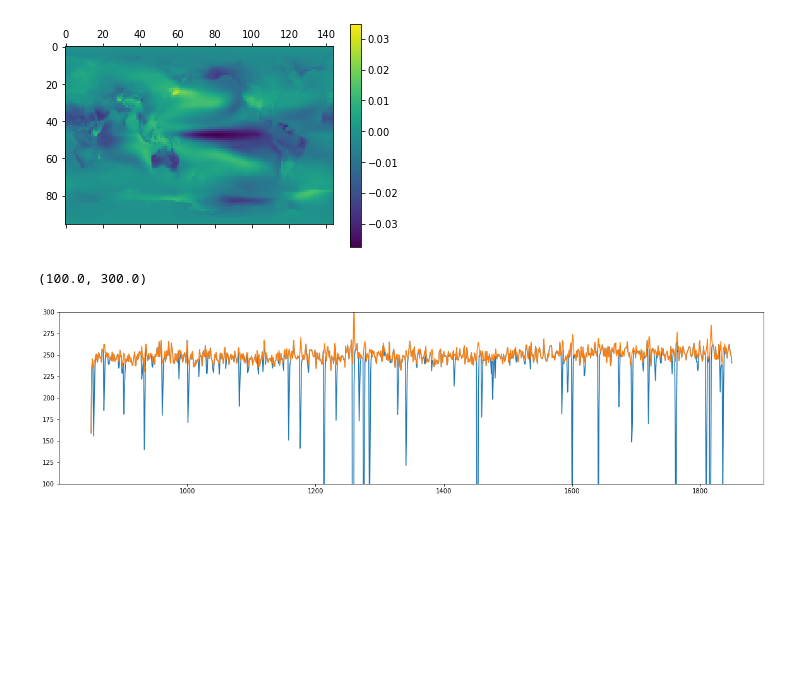
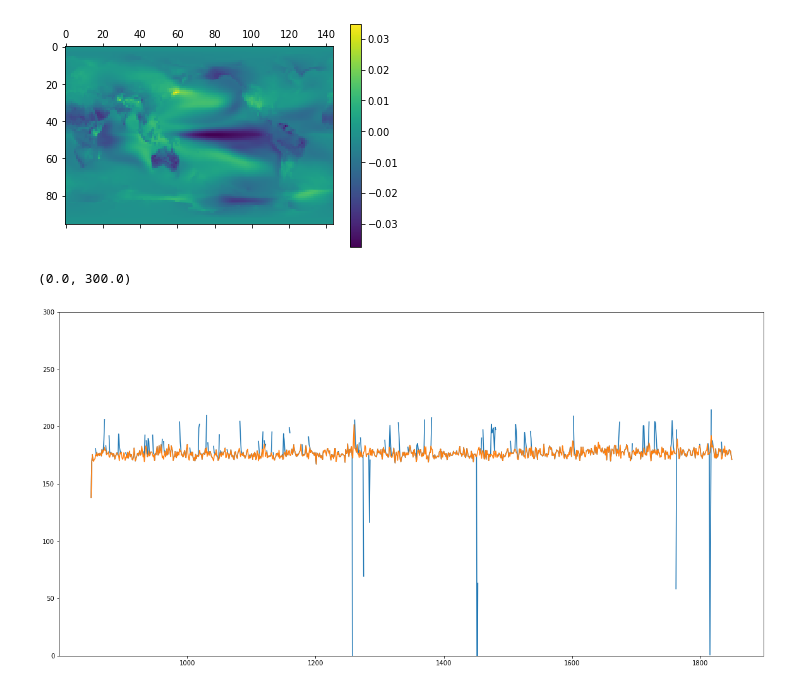
Before and after one commit to amrhein/SEOFs, a Jupyter notebook: es_LME.ipynb, the cells around one changed output. Drawn from its saved outputs; the diff is of its cells as text; code cells hidden in the pictures; blank space fills up the shorter version.

Commit message:
Fixed smoothing and regularized K-L

```diff
--- a/es_LME.ipynb
+++ b/es_LME.ipynb
@@ -143,4 +154,5 @@ Cv            = C.reshape(td,nEOF**2).T
 # %%
+reg = 1
 
 Cm = Cv.mean(axis=1, keepdims=True).reshape(nEOF,nEOF)
 m0 = np.zeros(nEOF)
@@ -150,7 +162,8 @@ no = np.linalg.det(Cm)**(1/nEOF)
 
 kld = np.empty(td)
 for ii in np.arange(td):
-    kld[ii]   = ens.KLdiv(C[ii,:,:]/no,Cm/no,m0,m1)
+    kld[ii]   = ens.KLdiv(C[ii,:,:]+reg*np.eye(nEOF),Cmc+reg*np.eye(nEOF),m0,m1)
 
 plt.plot(tC,kld)
+plt.show()
 # %% [output]
@@ -188,3 +207,33 @@ plt.matshow(map.reshape([nlat,nlon]))
+# %%
+binsize = 5
+nens = 13
+nEOF = 500
+
+# EOF x time*nens
+datr = (vt[:nEOF,:]*s[:nEOF,None])
+
+# reshaped into timexEOFxnens
+datrr = datr.reshape(nEOF,nt,nens).transpose(1,0,2)
+
+# Get time-varying reduced-space covariances
+[C,tC]        = ens.mk_covs(datrr,time,binsize)
+[td,_,_]      = C.shape
+Cv            = C.reshape(td,nEOF**2).T
+
+# No smoothing for mean
+[Cm,tCm]        = ens.mk_covs(cer,np.arange(el),1)
+[tdm,_,_]       = Ccm.shape
+Cvm             = Ccm.reshape(tdcm,nEOF**2).T
+Cm = Cvm.mean(axis=1, keepdims=True).reshape(nEOF,nEOF)
+# %%
+reg = 1
+
+m0 = np.zeros(nEOF)
+m1 = np.zeros(nEOF)
+
+kld = np.empty(td)
+for ii in np.arange(td):
+    kld[ii]   = ens.KLdiv(C[ii,:,:]+reg*np.eye(nEOF),Cmc+reg*np.eye(nEOF),m0,m1)
 # %%
 # Regress forcing time series onto covariances to obtain patterns of non-stationarity associated with forcing
 # Need to get time series of forcing amplitudes (global mean) to do this. I would hypothesize that if we remove the patterns associated with
@@ -241,13 +289,14 @@ plt.matshow(np.flipud(u[:,:500].dot(uCr[0,:]).reshape(nlat,nlon))),plt.colorbar(
 Cres = Cv-nC.dot(vns.T)
 # %%
 kldres = np.empty(td)
+reg = 1
 for ii in np.arange(td):
-    kldres[ii]   = ens.KLdiv(Cres[:,ii].reshape(nEOF,nEOF),Cm,m0,m1)
+    kldres[ii]   = ens.KLdiv(Cres[:,ii].reshape(nEOF,nEOF)+reg*np.eye(nEOF),Cmc+reg*np.eye(nEOF),m0,m1)
 # %%
-plt.figure(figsize=(20,5))
+plt.figure(figsize=(20,10))
 plt.plot(tC,kldres)
 plt.plot(tC,kld)
-plt.ylim(100,300)
+plt.ylim(0,300)
 # %% [output]
-(100.0, 300.0)
+(0.0, 300.0)
-[figure, old version]
+[figure, new version]
```
Also changed, not shown: parts of 7 cells of this notebook.
